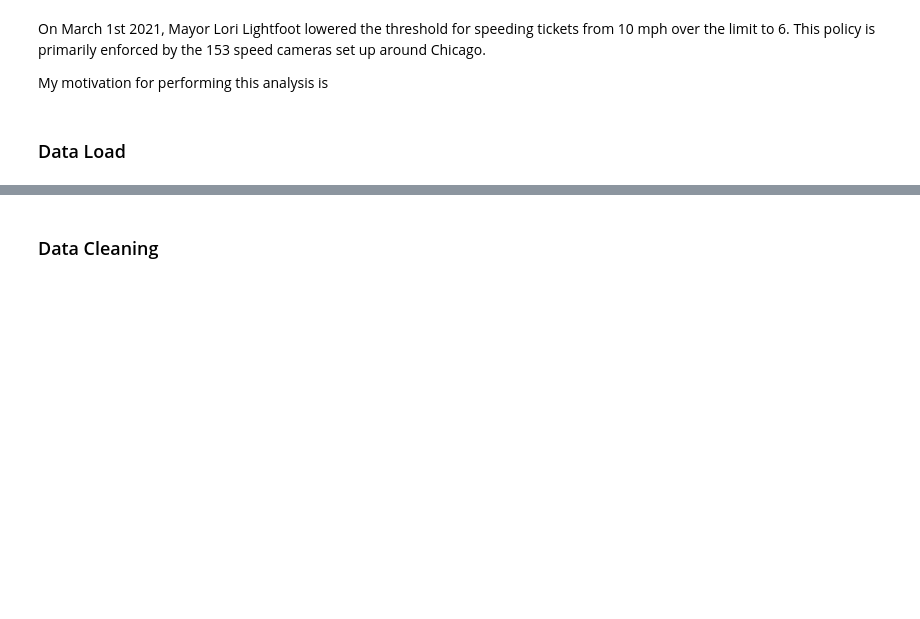
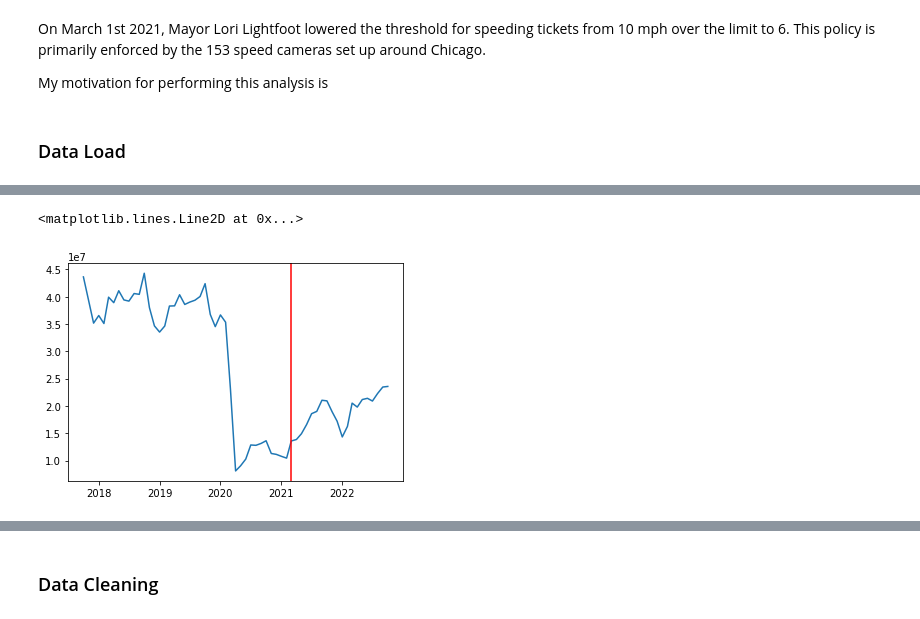
Before and after one commit to rroong/Speed_Camera, a Jupyter notebook: Speed_Camera.ipynb, the cells around one changed output, grey strips where cells are left out. Saved outputs shown, nothing was run; the diff lists cells and outputs as text; code cells hidden in the pictures; blank space fills up the shorter version.

```diff
--- a/Speed_Camera.ipynb
+++ b/Speed_Camera.ipynb
@@ -32,0 +21,2 @@ cameras
+# %%
+cta = pd.read_csv('CTA_Ridership_Daily_Boarding_Totals.csv')
@@ -32,0 +156,7 @@ cameras
+# %%
+fig, ax = plt.subplots()
+ax.plot(cta_group.index, cta_group['total_rides'])
+plt.axvline(datetime.datetime(2021, 3, 1), color='r')
+# %% [output]
+<matplotlib.lines.Line2D at 0x...>
+[figure, added]
```
Also changed, not shown: parts of 22 cells of this notebook.
